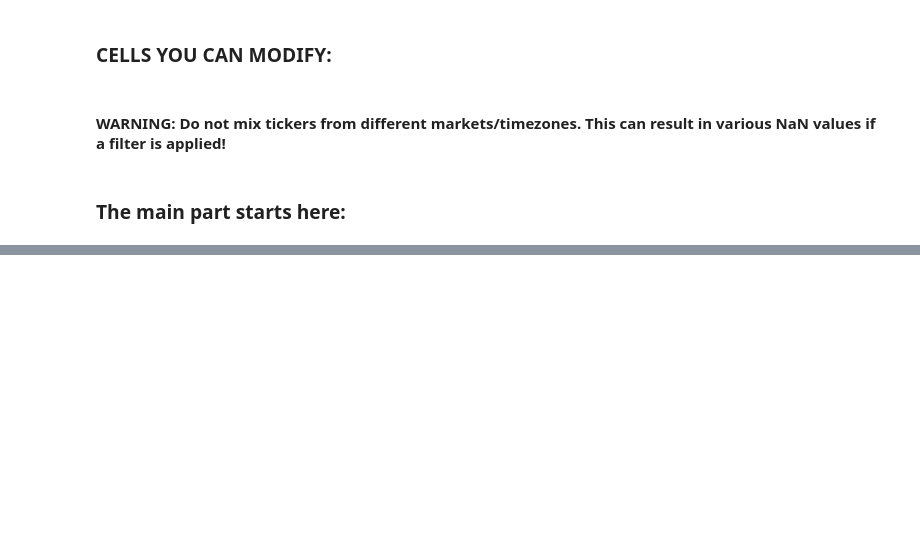
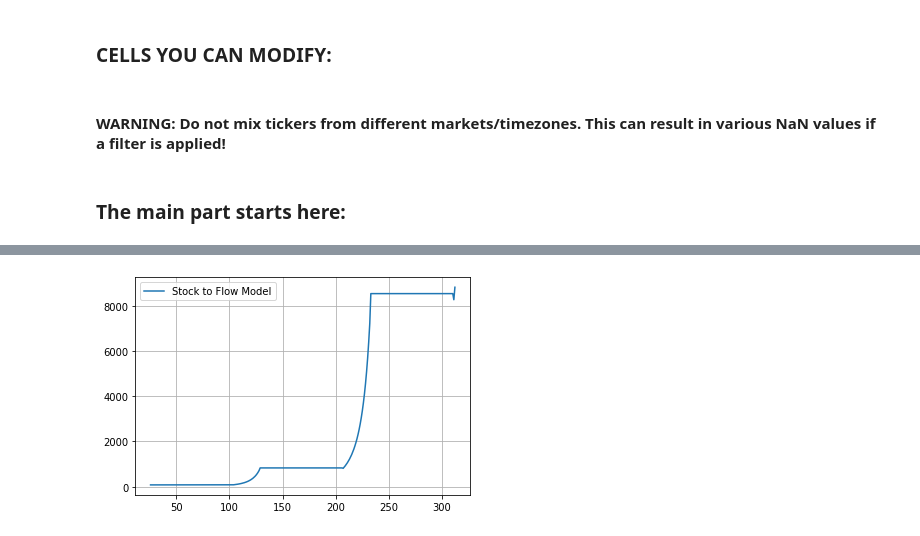
Before and after one commit to MarcoRosenzweig/FINANCE, a Jupyter notebook: CRYPTO_MODEL.ipynb, the cells around one changed output, grey strips where cells are left out. Cells and saved outputs as stored; diff of their text form; code cells hidden in the pictures; blank space fills up the shorter version.

```diff
--- a/CRYPTO_MODEL.ipynb
+++ b/CRYPTO_MODEL.ipynb
@@ -195,0 +162,19 @@ statistics.calc_probs(model=imag_model, tickers='all', auto_update_tolerances=Tr
+# %%
+rewards = np.empty_like(blocks, dtype='float64')
+rewards[:indices[0]] = 50
+rewards[indices[0]:indices[1]] = 25
+rewards[indices[1]:indices[2]] = 12.5
+rewards[indices[2]:] = 6.25
+# %%
+total_btc = rewards * blocks
+total_btc[indices[0]:indices[1]] = 210000*50 + (blocks[indices[0]:indices[1]] - 210000)*rewards[indices[0]:indices[1]]
+total_btc[indices[1]:indices[2]] = 210000*50 + 210000*25 + (blocks[indices[1]:indices[2]] - 420000)*rewards[indices[1]:indices[2]]
+total_btc[indices[2]:] = 210000*50 + 210000*25 + 210000*12.5 + (blocks[indices[2]:] - 630000)*rewards[indices[2]:]
+# %%
+#subtract 1e6 satoshi btc
+SF = (total_btc.values[total_btc.diff(26).dropna().shape[0]]-1e6) / total_btc.diff(26).dropna()
+# %%
+import math
+s2f_model_price = math.exp(-1.84)* SF ** 3.36
+sf_model = pd.DataFrame(data={'Stock to Flow':SF, 'Price':s2f_model_price})
+sf_model
@@ -195,0 +195,7 @@ statistics.calc_probs(model=imag_model, tickers='all', auto_update_tolerances=Tr
+# %%
+plt.plot(s2f_model_price, label='Stock to Flow Model')
+plt.legend()
+plt.grid()
+plt.show()
+# %% [output]
+[figure, added]
```
Also changed, not shown: parts of 25 cells of this notebook, 2 other files.
